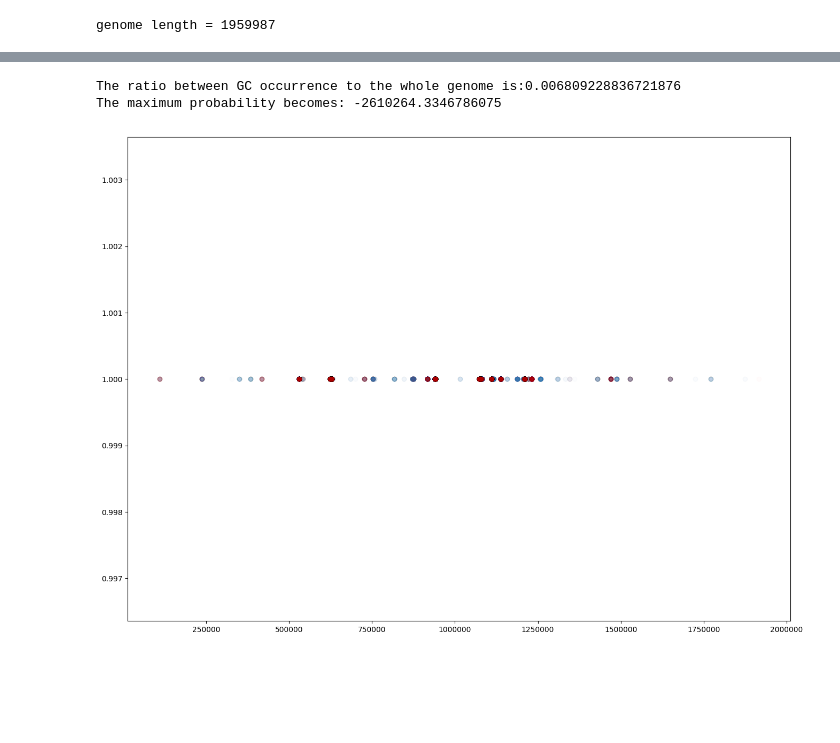
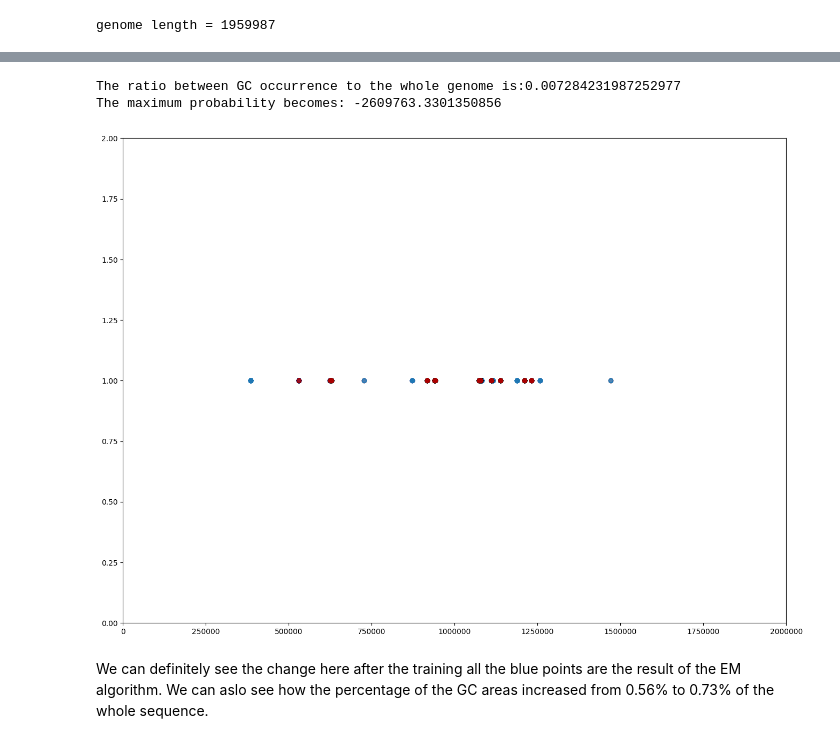
Before and after one commit to shehio/Computational-Biology, a Jupyter notebook: hw3_gc_hmm.ipynb, the cells around one changed output, grey strips where cells are left out. Drawn from its saved outputs; the diff is of its cells as text; code cells hidden in the pictures; blank space fills up the shorter version.

```diff
--- a/hw3_gc_hmm.ipynb
+++ b/hw3_gc_hmm.ipynb
@@ -122,14 +138,16 @@ emission_probabilities = np.array([
 # %%
 # Problem 2.1
 # Run Viterbi decoding to obtain the most likely state sequence for the genome
-max_end_logprob, states_labeled = viterbi_decode(genome_sequence, initial_probabilities, transition_probabilities, emission_probabilities)
+max_end_logprob, states_labeled = \
+viterbi_decode(genome_sequence, initial_probabilities, transition_probabilities, emission_probabilities)
 # %%
 # Problem 2.1
 # Plot the genomic nucleotide coordinates of detected GC-rich regions
 plt.figure(figsize=(16, 12), dpi = 100)
-indices = np.where(states_labeled == 1)[0]
+indices = np.where(states_labeled == 1)
 plt.scatter(indices, states_labeled[states_labeled == 1], alpha = 0.01, color = "red")
+plt.axis([0, 2000000, 0, 2])
 plt.plot()
-print("The ratio between GC occurrence to the whole genome is:" + str(len(indices) / len(genome_sequence)))
+print("The ratio between GC occurrence to the whole genome is:" + str(len(indices[0]) / len(genome_sequence)))
 print("The maximum probability becomes: " + str(max_end_logprob))
 # %% [output]
@@ -156,14 +174,18 @@ max_end_logprob, new_states_labeled \
 # %%
 # Problem 2.2
 # Plot the genomic coordinates of newly detected GC-rich regions along with the previous detected regions
 plt.figure(figsize=(16, 12), dpi = 100)
-new_indices = np.where(new_states_labeled == 1)[0]
+new_indices = np.where(new_states_labeled == 1)
 plt.scatter(new_indices, new_states_labeled[new_states_labeled == 1], alpha = 0.01)
 plt.scatter(indices, states_labeled[states_labeled == 1], alpha = 0.01, color = "red")
+plt.axis([0, 2000000, 0, 2])
 plt.plot()
-print("The ratio between GC occurrence to the whole genome is:" + str(len(new_indices) / len(genome_sequence)))
+print("The ratio between GC occurrence to the whole genome is:" + str(len(new_indices[0]) / len(genome_sequence)))
 print("The maximum probability becomes: " + str(max_end_logprob))
 # %% [output]
-The ratio between GC occurrence to the whole genome is:0.006809228836721876
-The maximum probability becomes: -2610264.3346786075
+The ratio between GC occurrence to the whole genome is:0.007284231987252977
+The maximum probability becomes: -2609763.3301350856
-[figure, old version]
+[figure, new version]
+# %% [markdown]
+We can definitely see the change here after the training all the blue points are the result of the EM algorithm.
+We can aslo see how the percentage of the GC areas increased from 0.56% to 0.73% of the whole sequence.
```
Also changed, not shown: parts of 4 cells of this notebook.
